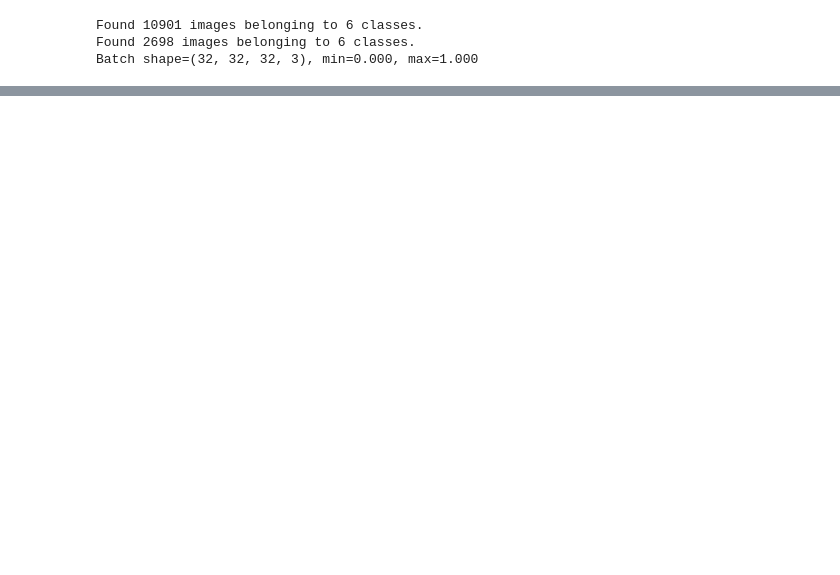
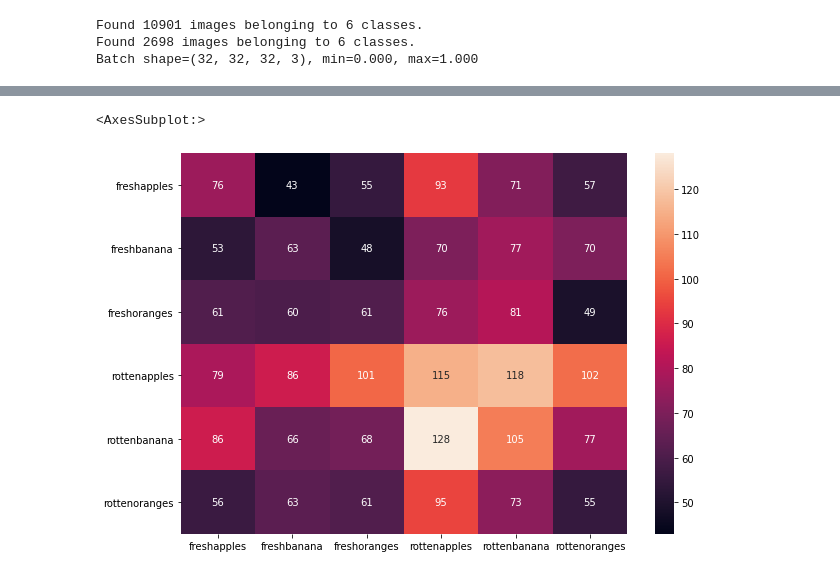
Before and after one commit to cristianPanaite/Climatice_AI, a Jupyter notebook: Untitled.ipynb, the cells around one changed output, grey strips where cells are left out. Drawn from its saved outputs; the diff is of its cells as text; code cells hidden in the pictures; blank space fills up the shorter version.

```diff
--- a/Untitled.ipynb
+++ b/Untitled.ipynb
@@ -146,0 +147,13 @@ dict_keys(['loss', 'accuracy', 'val_loss', 'val_accuracy'])
+# %%
+import numpy as np
+from sklearn.metrics import classification_report, confusion_matrix
+
+Y_pred = model.predict(test_it, test_it.samples // test_it.batch_size + 1, verbose = 1)
+y_pred = np.argmax(Y_pred, axis=1)
+print('Confusion Matrix')
+cf = confusion_matrix(test_it.classes, y_pred)
+print(confusion_matrix(test_it.classes, y_pred))
+print('Classification Report')
+target_names = list(test_it.class_indices.keys())
+print(test_it.class_indices.keys())
+print(classification_report(test_it.classes, y_pred, target_names=target_names))
@@ -146,0 +178,12 @@ dict_keys(['loss', 'accuracy', 'val_loss', 'val_accuracy'])
+# %%
+import seaborn as sn
+import pandas as pd
+import matplotlib.pyplot as plt
+
+df_cm = pd.DataFrame(cf, index = [i for i in target_names], columns= [i for i in target_names])
+
+plt.figure(figsize=(10, 7))
+sn.heatmap(df_cm, annot=True, fmt='g')
+# %% [output]
+<AxesSubplot:>
+[figure, added]
```
Also changed, not shown: parts of 4 cells of this notebook, 1 other file.
